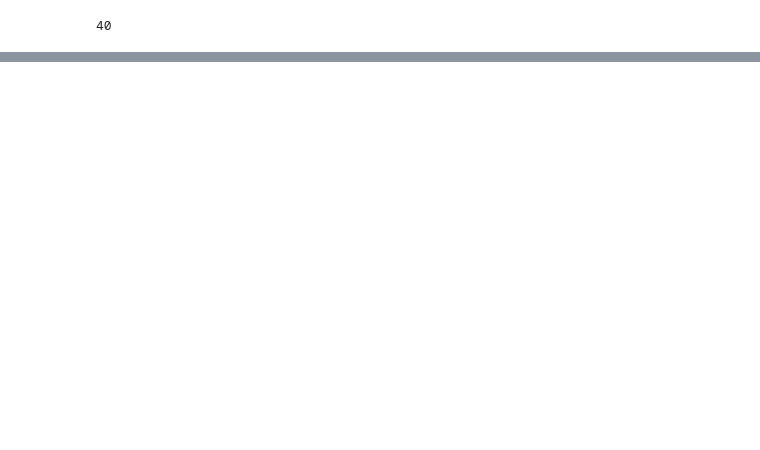
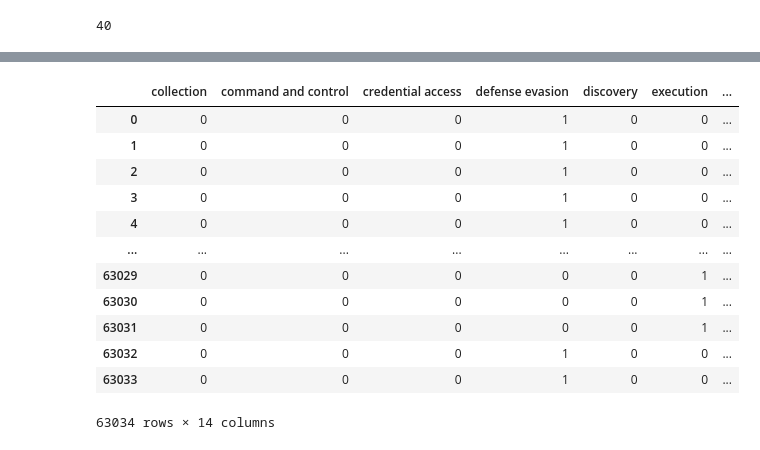
Before and after one commit to hcvu1050/hieuchivu-gt24-repo2, a Jupyter notebook: build_features_test.ipynb, the cells around one changed output, grey strips where cells are left out. Saved outputs shown, nothing was run; the diff lists cells and outputs as text; code cells hidden in the pictures; blank space fills up the shorter version.

```diff
--- a/build_features_test.ipynb
+++ b/build_features_test.ipynb
@@ -83,0 +120,27 @@ res['mitigation_ID'].nunique()
+# %%
+feature_name = 'tactics'
+
+feature_onehot = df[feature_name].str.replace (r',\s*',
+                                                ',',
+                                                regex = True)
+# replace occurrences of a comma followed by zero or more
+# whitespace characters (r',\s*') with a comma (',')
+feature_onehot = feature_onehot.str.lower()
+feature_onehot = feature_onehot.str.replace (r'[-/]', ' ', regex = True)
+feature_onehot = feature_onehot.str.get_dummies (sep = ',')
+# %%
+feature_onehot
+# %% [output]
+|  | collection | command and control | credential access | defense evasion | discovery | execution | ... |
+| 0 | 0 | 0 | 0 | 1 | 0 | 0 | ... |
+| 1 | 0 | 0 | 0 | 1 | 0 | 0 | ... |
+| 2 | 0 | 0 | 0 | 1 | 0 | 0 | ... |
+| 3 | 0 | 0 | 0 | 1 | 0 | 0 | ... |
+| 4 | 0 | 0 | 0 | 1 | 0 | 0 | ... |
+| ... | ... | ... | ... | ... | ... | ... | ... |
+| 63029 | 0 | 0 | 0 | 0 | 0 | 1 | ... |
+| 63030 | 0 | 0 | 0 | 0 | 0 | 1 | ... |
+| 63031 | 0 | 0 | 0 | 0 | 0 | 1 | ... |
+| 63032 | 0 | 0 | 0 | 1 | 0 | 0 | ... |
+| 63033 | 0 | 0 | 0 | 1 | 0 | 0 | ... |
+63034 rows × 14 columns
```
Also changed, not shown: parts of 7 cells of this notebook, 1 other file.
